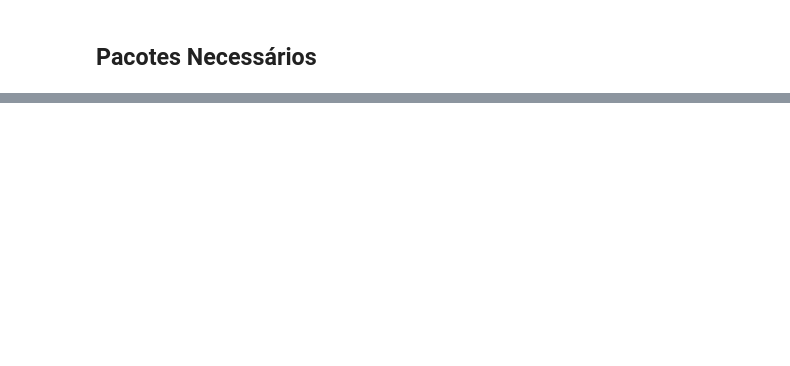
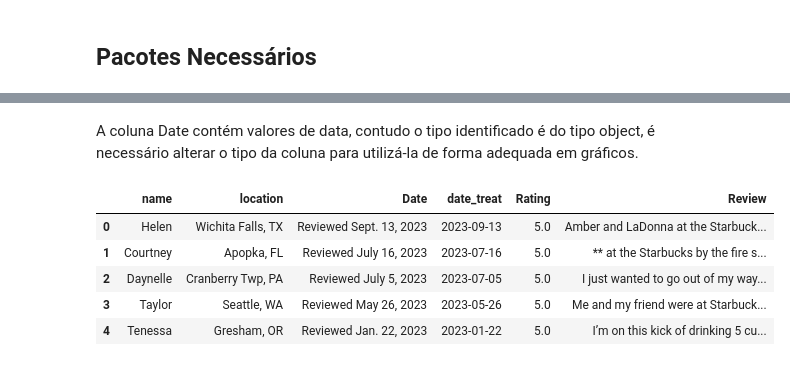
Before and after one commit to clariceahm/nlp_starbucks, a Jupyter notebook: nlp_starbucks/notebooks/analise_descritiva.ipynb, the cells around one changed output, grey strips where cells are left out. Cells and saved outputs as stored; diff of their text form; code cells hidden in the pictures; blank space fills up the shorter version.

```diff
--- a/nlp_starbucks/notebooks/analise_descritiva.ipynb
+++ b/nlp_starbucks/notebooks/analise_descritiva.ipynb
@@ -19,0 +104,30 @@ df.head()
+# %% [markdown]
+A coluna Date contém valores de data, contudo o tipo identificado é do tipo object, é necessário alterar o tipo da coluna para utilizá-la de forma adequada em gráficos.
+# %%
+## Copiando a coluna original e tratando em uma coluna adicionada
+df['date_treat'] = df['Date']
+df['date_treat'] = df['date_treat'].str.split('Reviewed').str[1] # separando a string usando como criterio o /
+df['date_treat'] = df['date_treat'].str.strip() # retirando os espacos em branco no inicio e final da string
+
+## Retirando o ponto de algumas strings
+df['date_treat'] = df['date_treat'].str.replace('.', '')
+
+## Passando o tipo de dado para datetime
+df['date_treat'] = pd.to_datetime(df['date_treat'], format = "mixed")
+
+## Alterando a ordem das colunas e retirando a coluna Image_Links que não será utilizada
+df = df[['name',
+         'location',
+         'Date',
+         'date_treat',
+         'Rating',
+         'Review']]
+
+df.head()
+# %% [output]
+|  | name | location | Date | date_treat | Rating | Review |
+| 0 | Helen | Wichita Falls, TX | Reviewed Sept. 13, 2023 | 2023-09-13 | 5.0 | Amber and LaDonna at the Starbuck... |
+| 1 | Courtney | Apopka, FL | Reviewed July 16, 2023 | 2023-07-16 | 5.0 | ** at the Starbucks by the fire s... |
+| 2 | Daynelle | Cranberry Twp, PA | Reviewed July 5, 2023 | 2023-07-05 | 5.0 | I just wanted to go out of my way... |
+| 3 | Taylor | Seattle, WA | Reviewed May 26, 2023 | 2023-05-26 | 5.0 | Me and my friend were at Starbuck... |
+| 4 | Tenessa | Gresham, OR | Reviewed Jan. 22, 2023 | 2023-01-22 | 5.0 | I’m on this kick of drinking 5 cu... |
```
Also changed, not shown: parts of 15 cells of this notebook, 2 other files.
